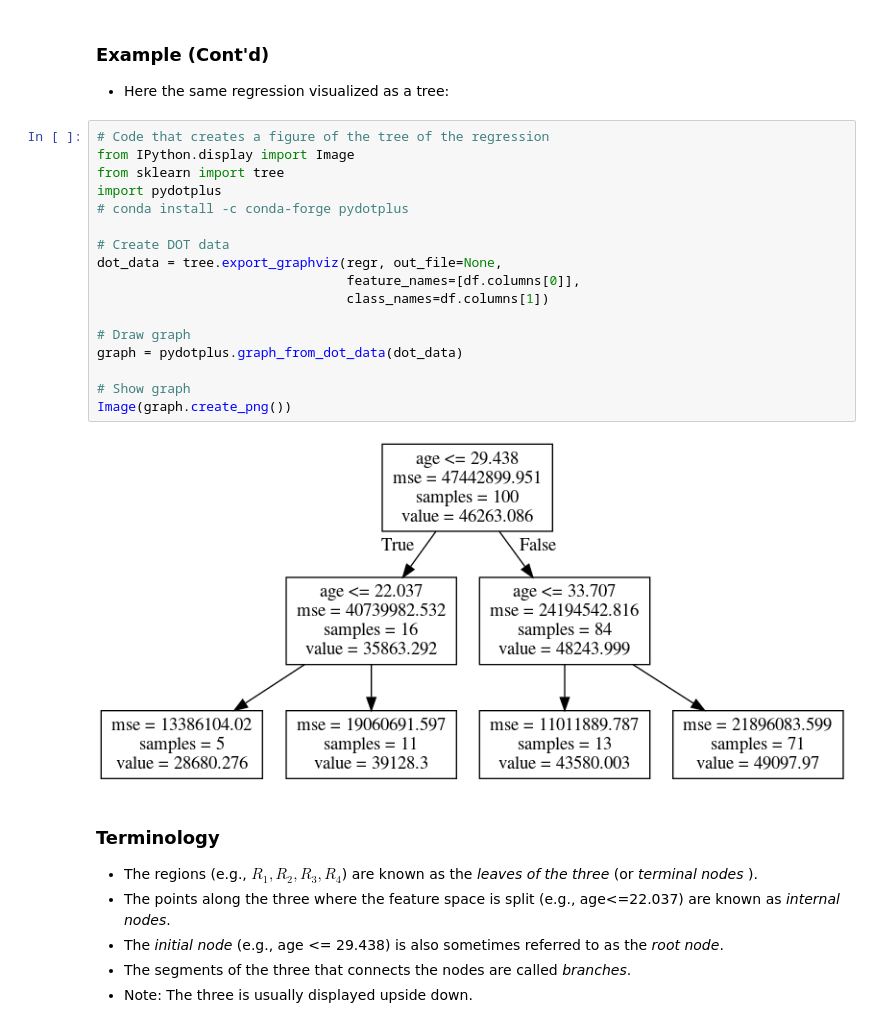
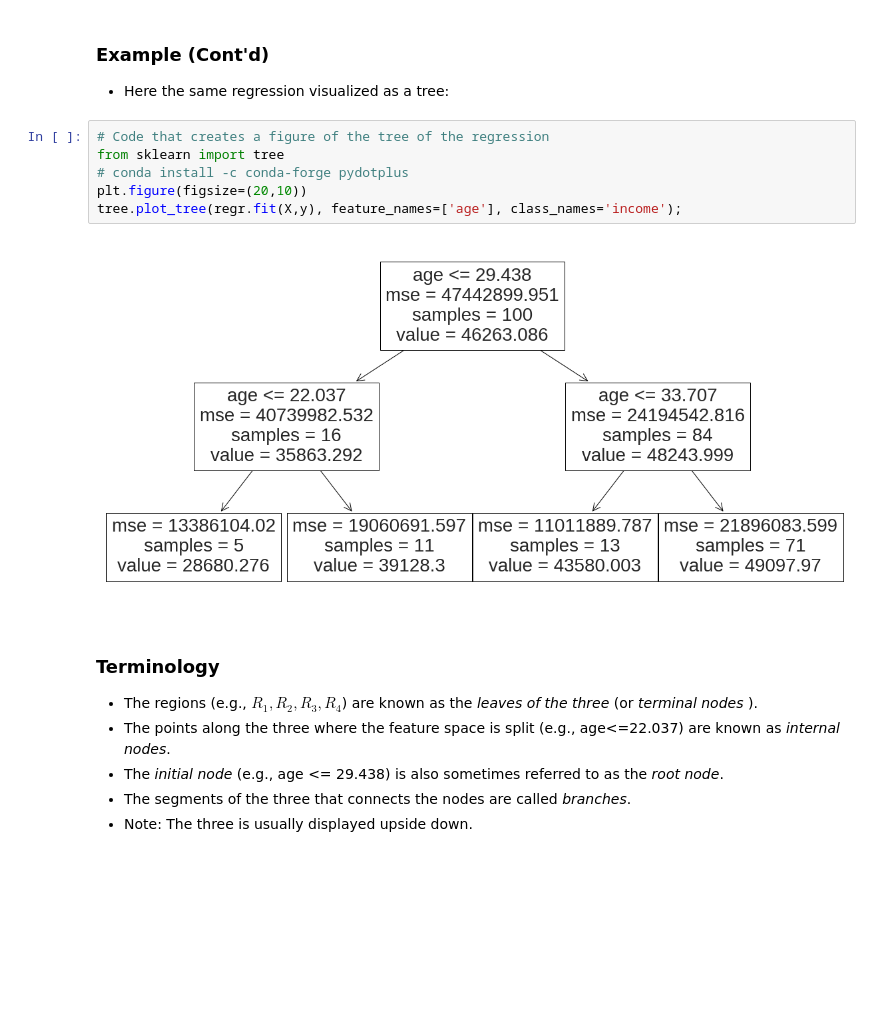
Before and after one commit to armoutihansen/EEMP2019, a Jupyter notebook: content/part-5/sl2.ipynb, the cells around one changed output. Cells and saved outputs as stored; diff of their text form; blank space fills up the shorter version.

```diff
--- a/content/part-5/sl2.ipynb
+++ b/content/part-5/sl2.ipynb
@@ -1075,23 +1075,12 @@ plt.show()
 - Here the same regression visualized as a tree:
 # %%
 # Code that creates a figure of the tree of the regression
-from IPython.display import Image
 from sklearn import tree
-import pydotplus
 # conda install -c conda-forge pydotplus
-
-# Create DOT data
-dot_data = tree.export_graphviz(regr, out_file=None,
-                                feature_names=[df.columns[0]],
-                                class_names=df.columns[1])
-
-# Draw graph
-graph = pydotplus.graph_from_dot_data(dot_data)
-
-# Show graph
-Image(graph.create_png())
+plt.figure(figsize=(20,10))
+tree.plot_tree(regr.fit(X,y), feature_names=['age'], class_names='income');
 # %% [output]
-[figure, old version]
+[figure, new version]
 # %% [markdown]
 ### Terminology
 - The regions (e.g., $R_1,R_2,R_3,R_4$) are known as the _leaves of the three_ (or _terminal nodes_ ).
```
Also changed, not shown: parts of 5 cells of this notebook.
